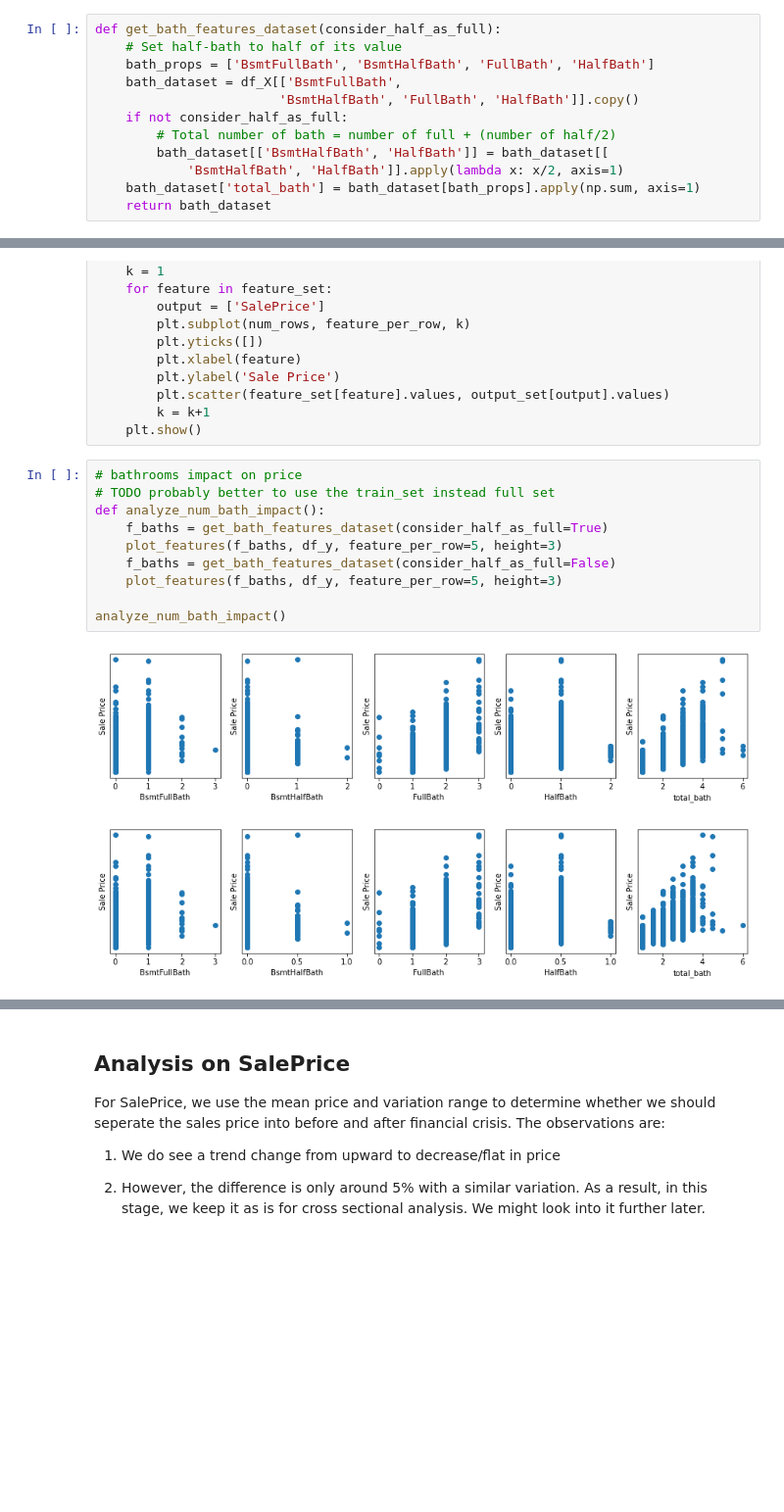
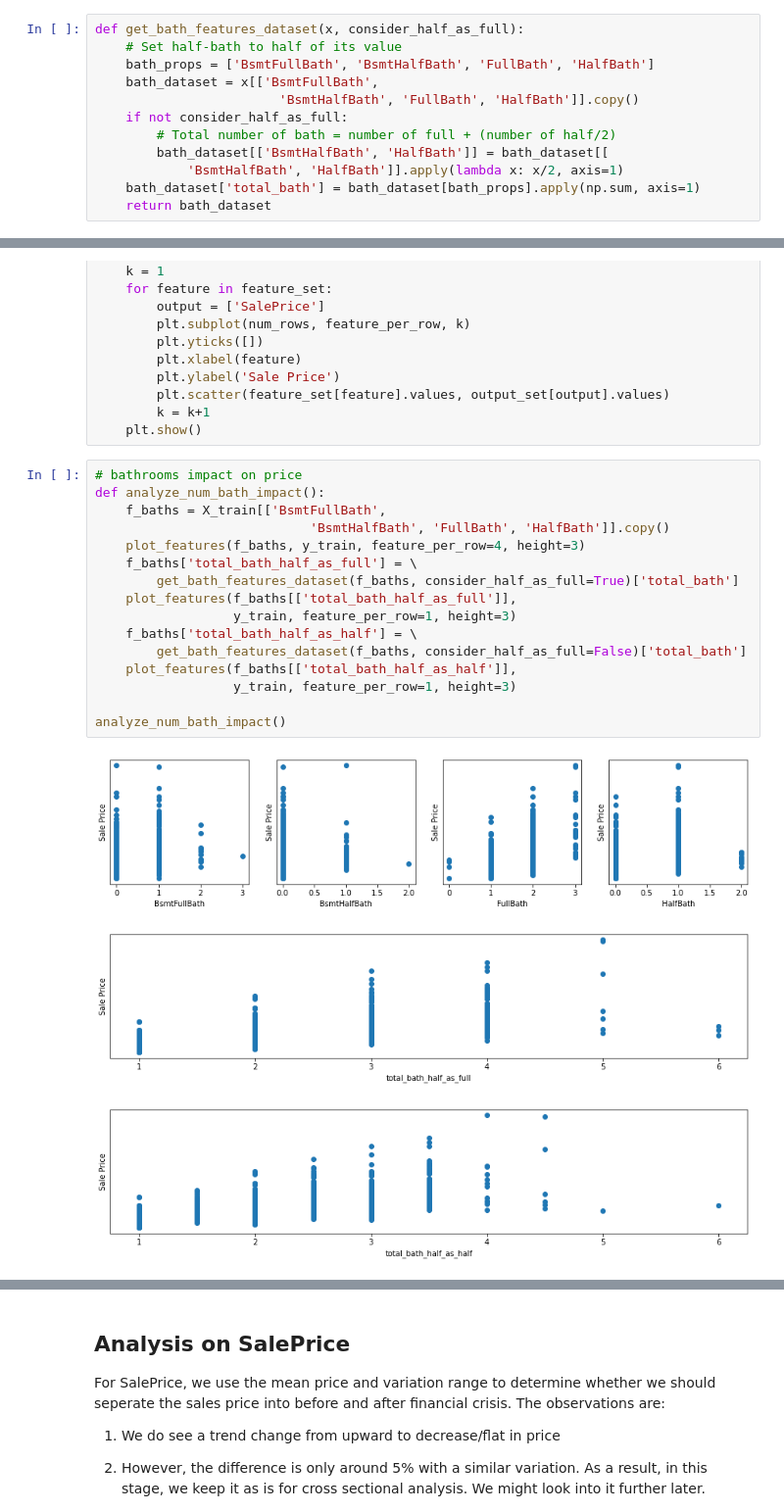
Before and after one commit to pmotameni/mids-w207-final-project, a Jupyter notebook: w207_consolidated.ipynb, the cells around one changed output, grey strips where cells are left out. Shown: that part at 98% size. Cells and saved outputs as stored; diff of their text form; blank space fills up the shorter version.

```diff
--- a/w207_consolidated.ipynb
+++ b/w207_consolidated.ipynb
@@ -259,9 +296,9 @@ df_y = df[['SalePrice']].copy()
 Here we analyze the relation between the number of bathrooms and the sales price. There are four features in the dataset presenting the bathrooms, full and half bathrooms for both basements and above the ground. Here we analyze each of the features individually and then in combined form. To combine them, we verify two approaches, one considering each half-bath as .5 of a full-bath, and for the other one, we consider each bath as one no matter if it is full or half.
 # %%
-def get_bath_features_dataset(consider_half_as_full):
+def get_bath_features_dataset(x, consider_half_as_full):
     # Set half-bath to half of its value
     bath_props = ['BsmtFullBath', 'BsmtHalfBath', 'FullBath', 'HalfBath']
-    bath_dataset = df_X[['BsmtFullBath',
+    bath_dataset = x[['BsmtFullBath',
                         'BsmtHalfBath', 'FullBath', 'HalfBath']].copy()
     if not consider_half_as_full:
         # Total number of bath = number of full + (number of half/2)
@@ -306,16 +343,23 @@ def plot_features(feature_set, output_set, feature_per_row=2,
     plt.show()
 # %%
 # bathrooms impact on price
-# TODO probably better to use the train_set instead full set
 def analyze_num_bath_impact():
-    f_baths = get_bath_features_dataset(consider_half_as_full=True)
-    plot_features(f_baths, df_y, feature_per_row=5, height=3)
-    f_baths = get_bath_features_dataset(consider_half_as_full=False)
-    plot_features(f_baths, df_y, feature_per_row=5, height=3)
+    f_baths = X_train[['BsmtFullBath',
+                            'BsmtHalfBath', 'FullBath', 'HalfBath']].copy()
+    plot_features(f_baths, y_train, feature_per_row=4, height=3)
+    f_baths['total_bath_half_as_full'] = \
+        get_bath_features_dataset(f_baths, consider_half_as_full=True)['total_bath']
+    plot_features(f_baths[['total_bath_half_as_full']],
+                  y_train, feature_per_row=1, height=3)
+    f_baths['total_bath_half_as_half'] = \
+        get_bath_features_dataset(f_baths, consider_half_as_full=False)['total_bath']
+    plot_features(f_baths[['total_bath_half_as_half']],
+                  y_train, feature_per_row=1, height=3)
 
 analyze_num_bath_impact()
 # %% [output]
-[figure, old version]
+[figure, new version]
-[figure, old version]
+[figure, new version]
+[figure, added]
 # %% [markdown]
 **Number of the bathrooms analysis result**
```
Also changed, not shown: parts of 35 cells of this notebook.
